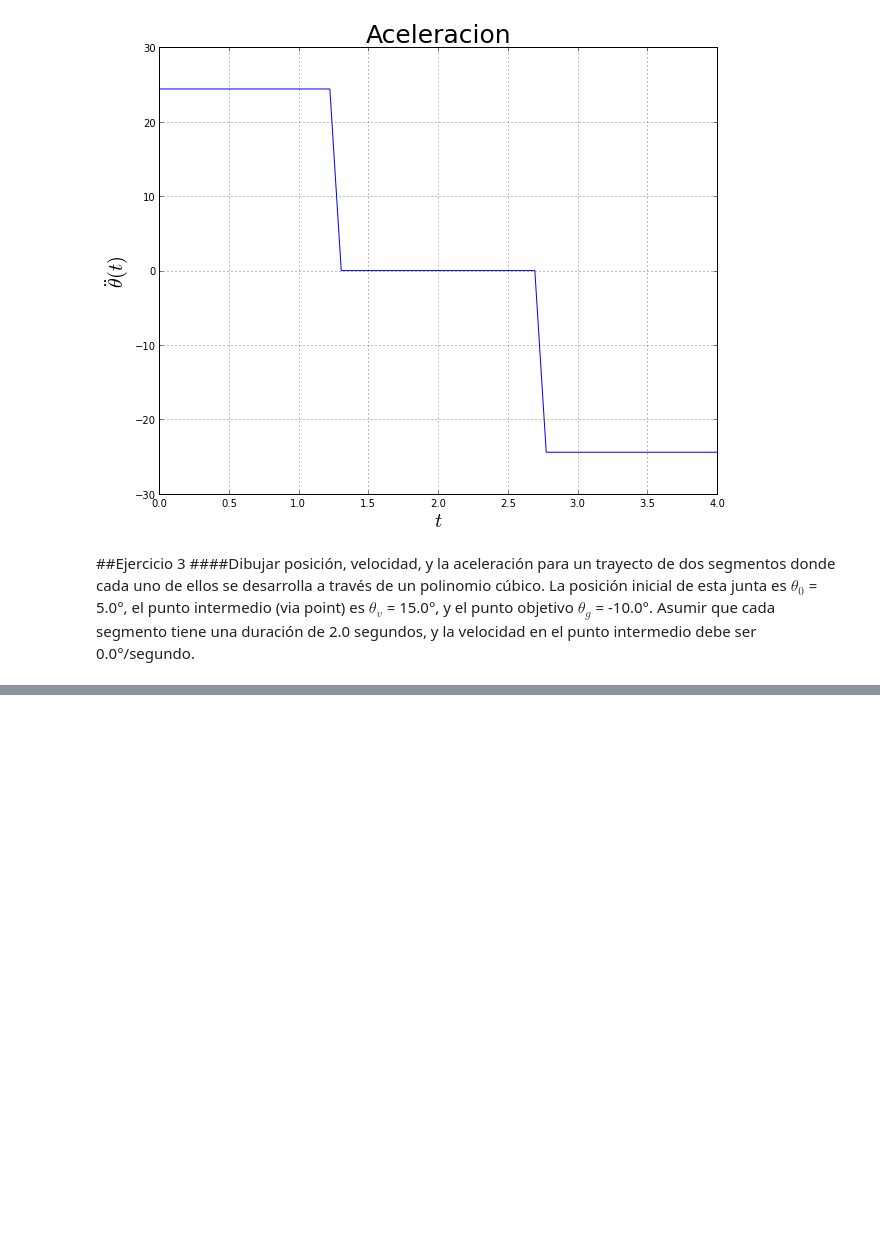
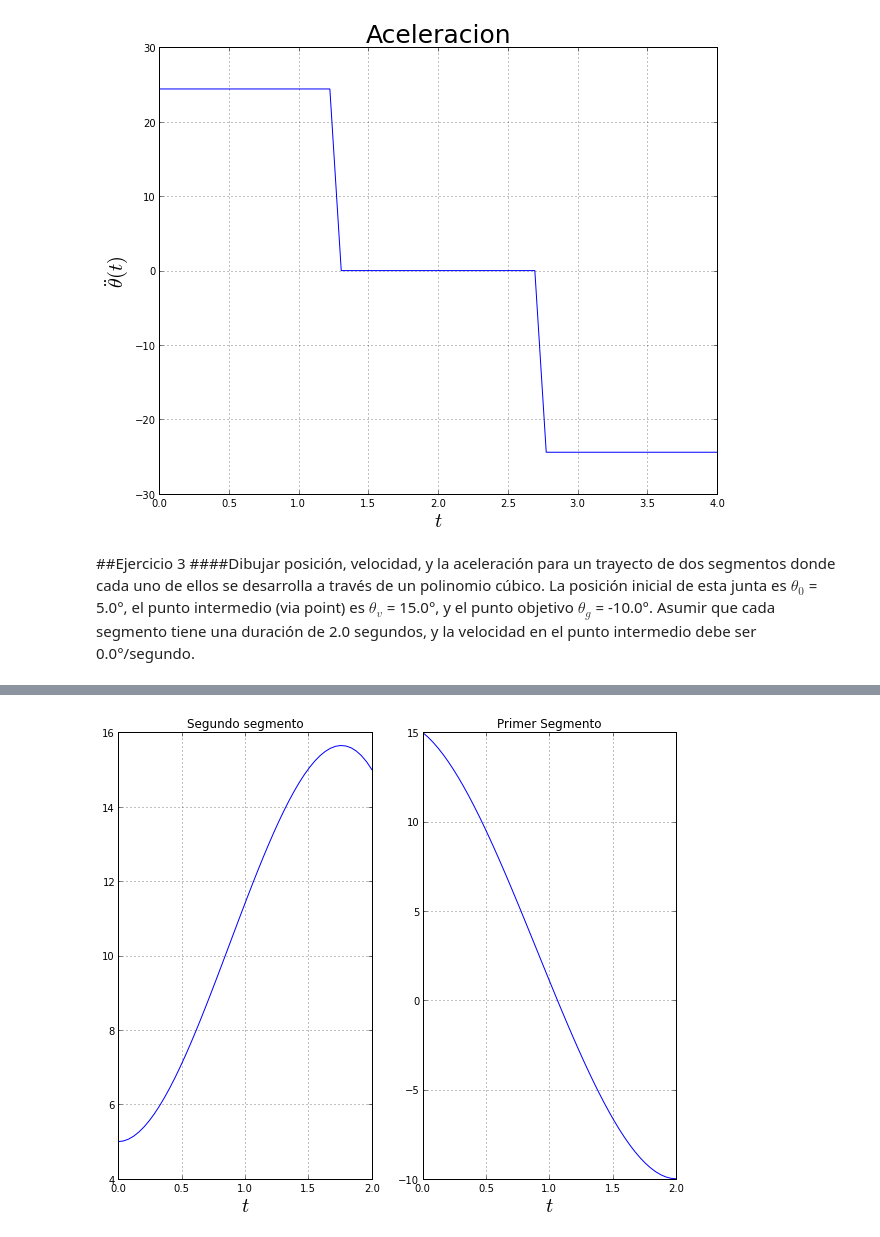
Before and after one commit to elsuizo/Control_de_robots_py, a Jupyter notebook: tp5.ipynb, the cells around one changed output, grey strips where cells are left out. Cells and saved outputs as stored; diff of their text form; code cells hidden in the pictures; blank space fills up the shorter version.

```diff
--- a/tp5.ipynb
+++ b/tp5.ipynb
@@ -215,0 +260,43 @@ plt.show()
+# %%
+def get_param_2(theta_0,theta_v, theta_g, t_f):
+    """
+
+    """
+
+    a_10 = float(theta_0)
+    a_11 = 0.
+    a_12 = (12*theta_v - 3*theta_g - 9*theta_0)/(4*t_f**2)
+    a_13 = (-8*theta_v + 3*theta_g + 5*theta_0)/(4*t_f**3)
+    a_20 = theta_v
+    a_21 = (3*theta_g - 3*theta_0)/(4*t_f)
+    a_22 = (-12*theta_v + 6*theta_g + 6*theta_0)/(4*t_f**2)
+    a_23 = (8*theta_v - 5*theta_g - 3*theta_0)/(4*t_f**3)
+
+    return a_10, a_11, a_12, a_13, a_20, a_21, a_22, a_23
+# %%
+theta_0 = 5.
+theta_v = 15.
+theta_g = -10.
+t_f = 2.
+
+a_10, a_11, a_12, a_13, a_20, a_21, a_22, a_23 = get_param_2(theta_0,theta_v,theta_g,t_f)
+
+pos_1 = lambda t : (a_10 + a_11*t + a_12*t**2 + a_13*t**3)
+pos_2 = lambda t : (a_20 + a_21*t + a_22*t**2 + a_23*t**3)
+# %%
+t1 = np.linspace(0,t_f)
+t2 = np.linspace(t_f,2*t_f)
+# %%
+plt.subplot(122)
+plt.title('Primer Segmento')
+plt.plot(t1,pos_2(t1))
+plt.xlabel(r'$t$', fontsize=20)
+plt.grid()
+plt.subplot(121)
+plt.title('Segundo segmento')
+plt.xlabel(r'$t$', fontsize=20)
+plt.plot(t1,pos_1(t1))
+plt.grid()
+plt.show()
+# %% [output]
+[figure, added]
```
Also changed, not shown: parts of 2 cells of this notebook.
